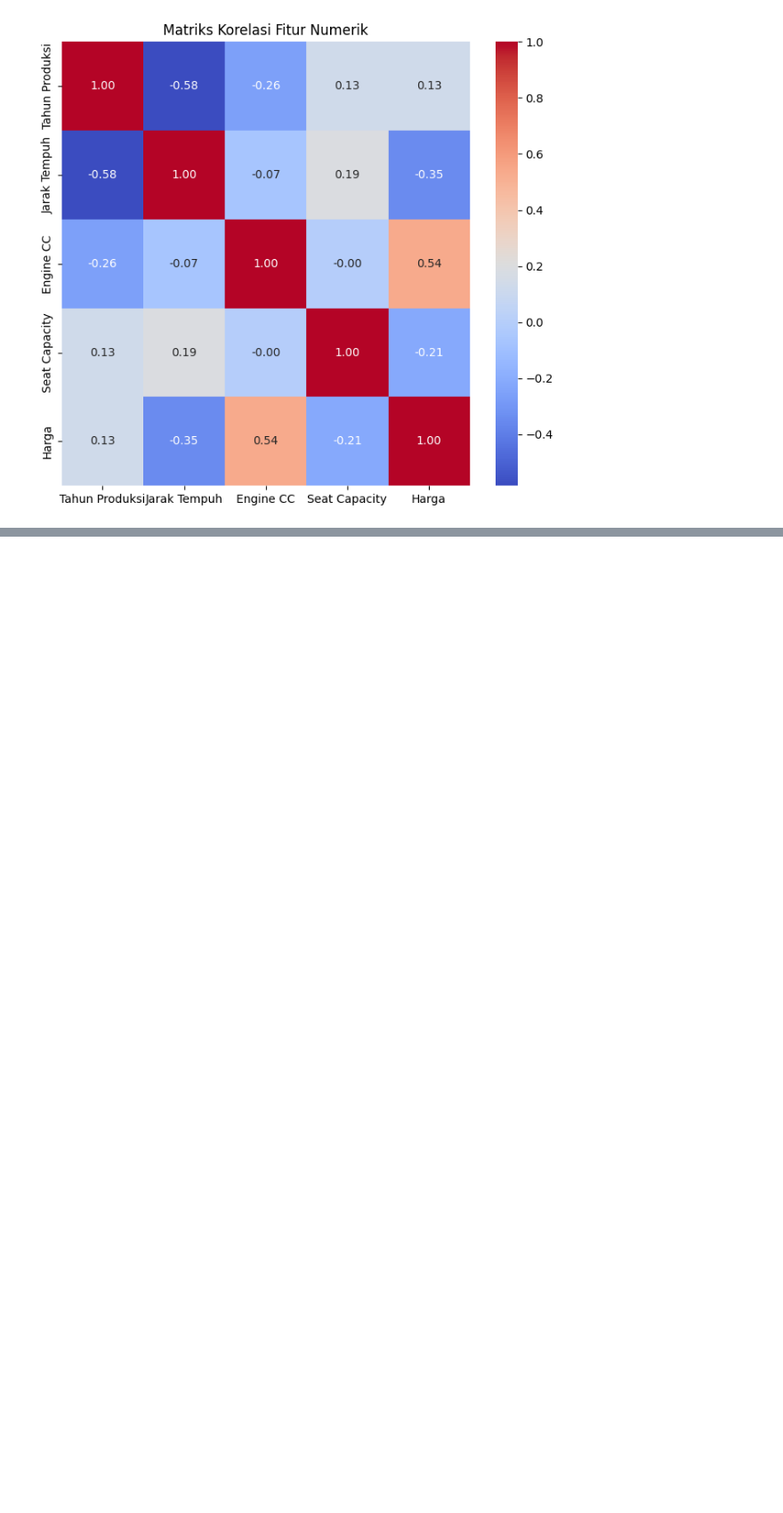
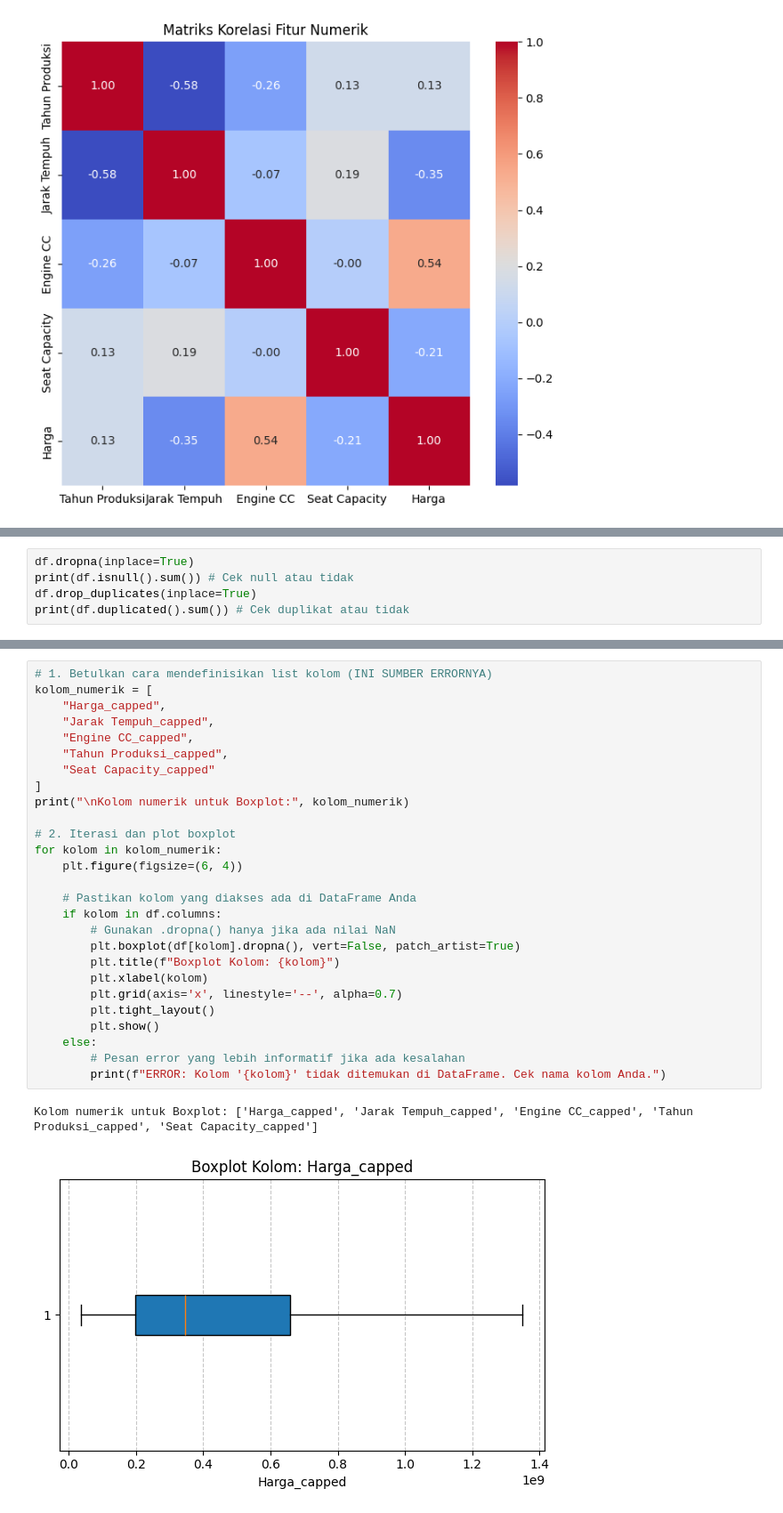
Before and after one commit to Mr-SyamaIdzar/Data-Science__Final-Project, a Jupyter notebook: app.ipynb, the cells around one changed output, grey strips where cells are left out. Shown at 89% size. Saved outputs shown, nothing was run; the diff lists cells and outputs as text; blank space fills up the shorter version.

Commit message:
Week 1: Cleaning, Feature Engineering, Encodeing

```diff
--- a/app.ipynb
+++ b/app.ipynb
@@ -313,0 +319,5 @@ Name: Harga, dtype: float64
+# %%
+df.dropna(inplace=True)
+print(df.isnull().sum()) # Cek null atau tidak
+df.drop_duplicates(inplace=True)
+print(df.duplicated().sum()) # Cek duplikat atau tidak
@@ -313,0 +411,30 @@ Name: Harga, dtype: float64
+# %%
+# 1. Betulkan cara mendefinisikan list kolom (INI SUMBER ERRORNYA)
+kolom_numerik = [
+    "Harga_capped",
+    "Jarak Tempuh_capped",
+    "Engine CC_capped",
+    "Tahun Produksi_capped",
+    "Seat Capacity_capped"
+]
+print("\nKolom numerik untuk Boxplot:", kolom_numerik)
+
+# 2. Iterasi dan plot boxplot
+for kolom in kolom_numerik:
+    plt.figure(figsize=(6, 4))
+
+    # Pastikan kolom yang diakses ada di DataFrame Anda
+    if kolom in df.columns:
+        # Gunakan .dropna() hanya jika ada nilai NaN
+        plt.boxplot(df[kolom].dropna(), vert=False, patch_artist=True)
+        plt.title(f"Boxplot Kolom: {kolom}")
+        plt.xlabel(kolom)
+        plt.grid(axis='x', linestyle='--', alpha=0.7)
+        plt.tight_layout()
+        plt.show()
+    else:
+        # Pesan error yang lebih informatif jika ada kesalahan
+        print(f"ERROR: Kolom '{kolom}' tidak ditemukan di DataFrame. Cek nama kolom Anda.")
+# %% [output]
+Kolom numerik untuk Boxplot: ['Harga_capped', 'Jarak Tempuh_capped', 'Engine CC_capped', 'Tahun Produksi_capped', 'Seat Capacity_capped']
+[figure, added]
```
Also changed, not shown: parts of 14 cells of this notebook.
